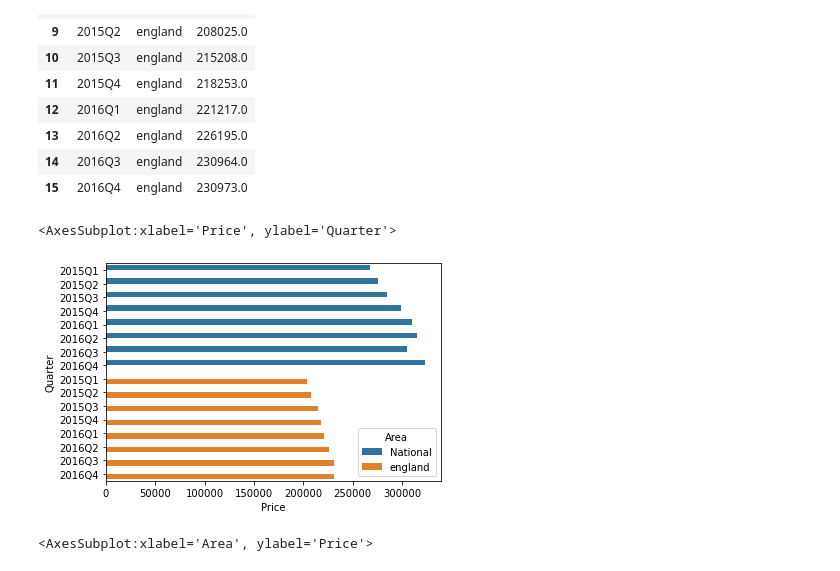
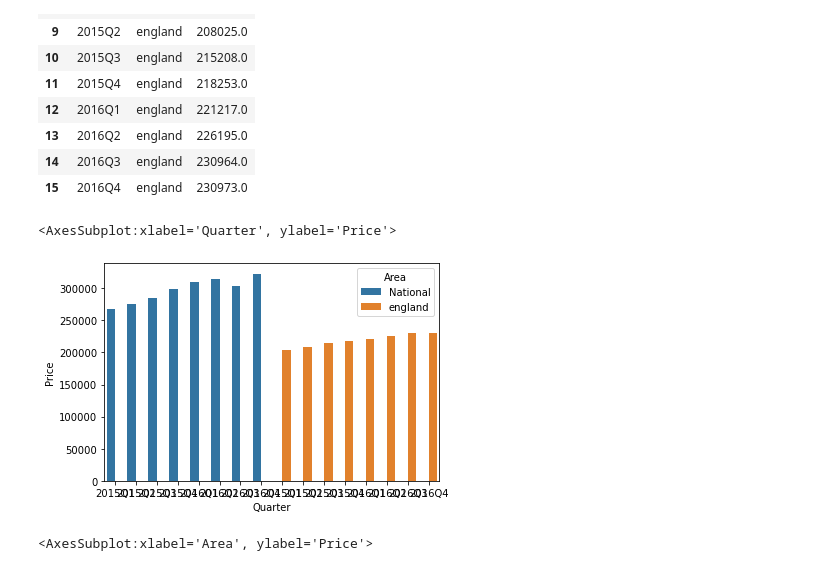
Before and after one commit to freek022/UCDPA_Fred, a Jupyter notebook: PropertyPriceIndex.ipynb, the cells around one changed output. Drawn from its saved outputs; the diff is of its cells as text; code cells hidden in the pictures.

Commit message:
update charts

```diff
--- a/PropertyPriceIndex.ipynb
+++ b/PropertyPriceIndex.ipynb
@@ -377,10 +377,10 @@ result
 | 14 | 2016Q3 | england | 230964.0 |
 | 15 | 2016Q4 | england | 230973.0 |
 # %%
-sns.barplot(data=result, x='Price', y='Quarter', hue='Area')
+sns.barplot(data=result, x='Quarter', y='Price', hue='Area')
 # %% [output]
-<AxesSubplot:xlabel='Price', ylabel='Quarter'>
+<AxesSubplot:xlabel='Quarter', ylabel='Price'>
-[figure, old version]
+[figure, new version]
 # %%
 sns.lineplot(data=result, x='Area', y='Price')
 # %% [output]
```
Also changed, not shown: parts of 1 cell of this notebook.
